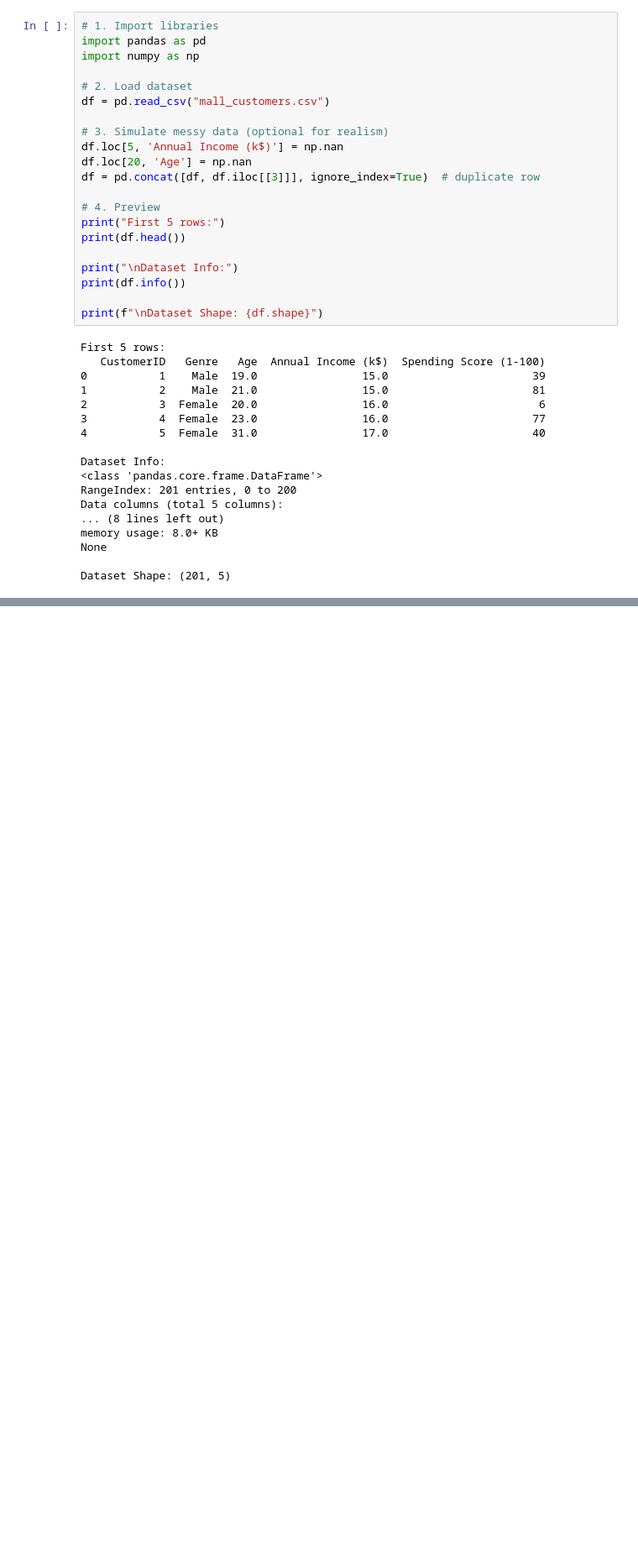
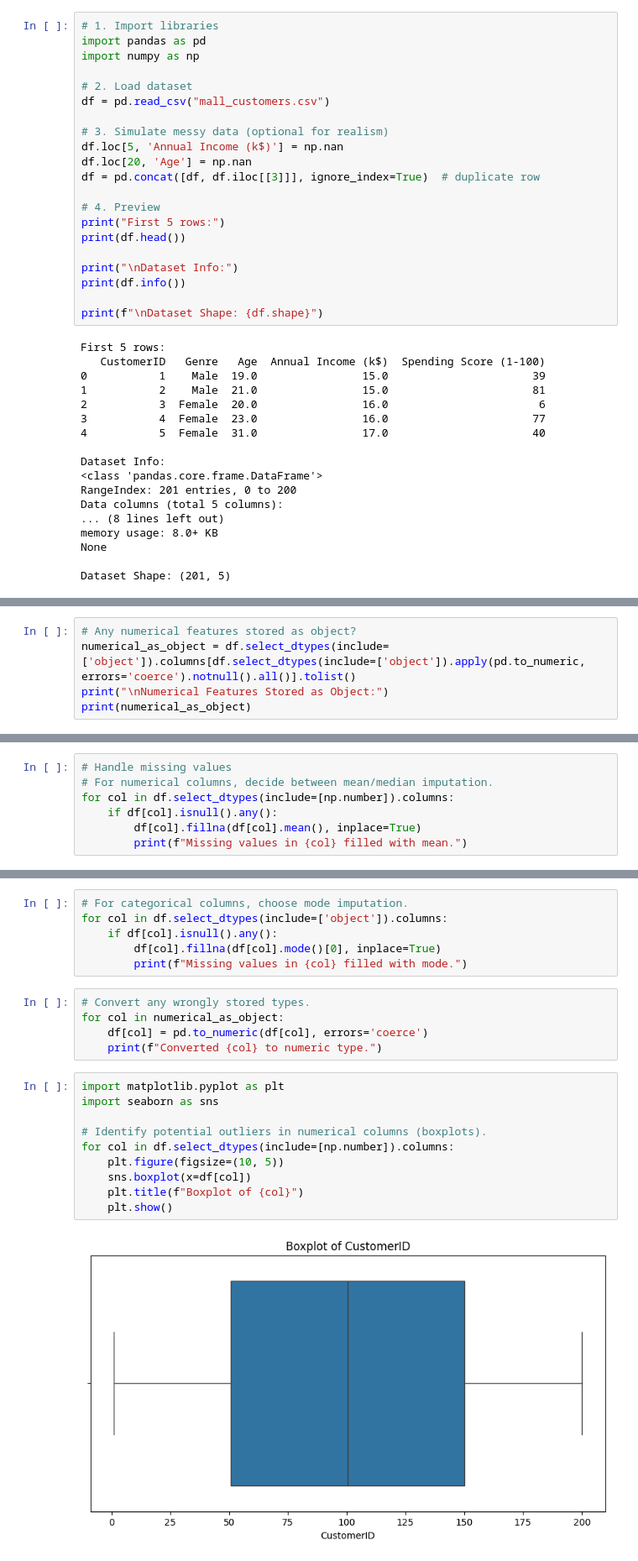
Before and after one commit to iamabdirazak/Customer-Segmentation, a Jupyter notebook: Customer Segmentation.ipynb, the cells around one changed output, grey strips where cells are left out. Shown at 84% size. Drawn from its saved outputs; the diff is of its cells as text; blank space fills up the shorter version.

```diff
--- a/Customer Segmentation.ipynb
+++ b/Customer Segmentation.ipynb
@@ -41,0 +90,5 @@ Dataset Shape: (201, 5)
+# %%
+# Any numerical features stored as object?
+numerical_as_object = df.select_dtypes(include=['object']).columns[df.select_dtypes(include=['object']).apply(pd.to_numeric, errors='coerce').notnull().all()].tolist()
+print("\nNumerical Features Stored as Object:")
+print(numerical_as_object)
@@ -41,0 +119,7 @@ Dataset Shape: (201, 5)
+# %%
+# Handle missing values
+# For numerical columns, decide between mean/median imputation.
+for col in df.select_dtypes(include=[np.number]).columns:
+    if df[col].isnull().any():
+        df[col].fillna(df[col].mean(), inplace=True)
+        print(f"Missing values in {col} filled with mean.")
@@ -41,0 +135,23 @@ Dataset Shape: (201, 5)
+# %%
+# For categorical columns, choose mode imputation.
+for col in df.select_dtypes(include=['object']).columns:
+    if df[col].isnull().any():
+        df[col].fillna(df[col].mode()[0], inplace=True)
+        print(f"Missing values in {col} filled with mode.")
+# %%
+# Convert any wrongly stored types.
+for col in numerical_as_object:
+    df[col] = pd.to_numeric(df[col], errors='coerce')
+    print(f"Converted {col} to numeric type.")
+# %%
+import matplotlib.pyplot as plt
+import seaborn as sns
+
+# Identify potential outliers in numerical columns (boxplots).
+for col in df.select_dtypes(include=[np.number]).columns:
+    plt.figure(figsize=(10, 5))
+    sns.boxplot(x=df[col])
+    plt.title(f"Boxplot of {col}")
+    plt.show()
+# %% [output]
+[figure, added]
```
Also changed, not shown: parts of 48 cells of this notebook.
